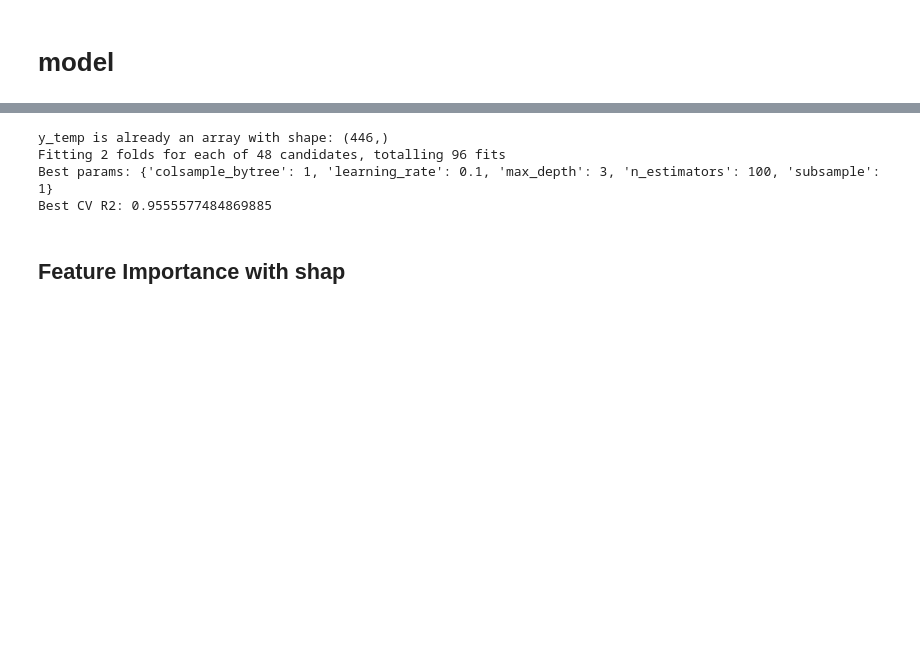
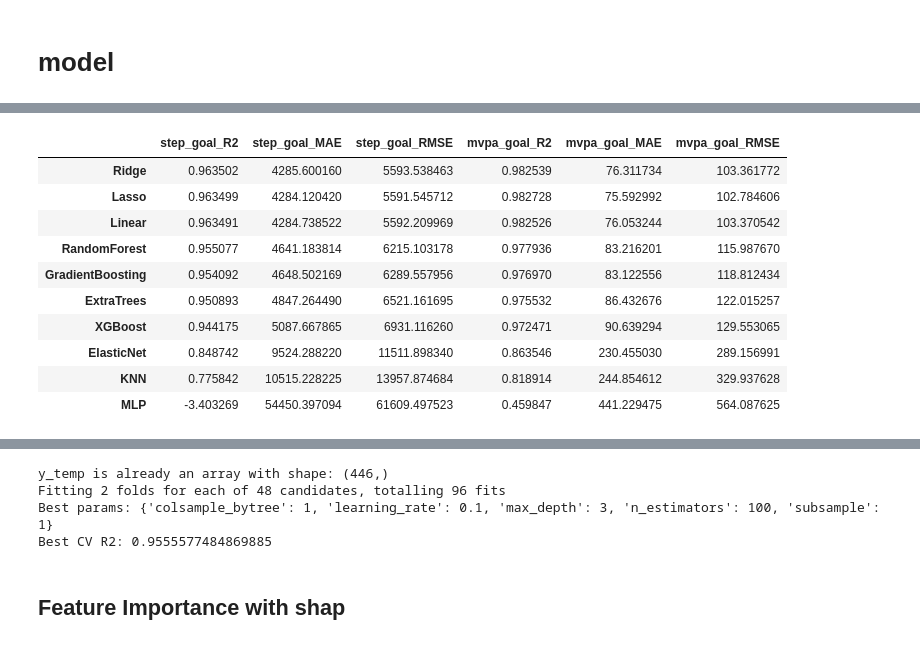
Before and after one commit to aliowx/activity-goal-prediction, a Jupyter notebook: notebook/model.ipynb, the cells around one changed output, grey strips where cells are left out. Cells and saved outputs as stored; diff of their text form; code cells hidden in the pictures; blank space fills up the shorter version.

```diff
--- a/notebook/model.ipynb
+++ b/notebook/model.ipynb
@@ -342,0 +346,14 @@ MLP                  444.479846      571.938994
+# %%
+df_cv_results
+# %% [output]
+|  | step_goal_R2 | step_goal_MAE | step_goal_RMSE | mvpa_goal_R2 | mvpa_goal_MAE | mvpa_goal_RMSE |
+| Ridge | 0.963502 | 4285.600160 | 5593.538463 | 0.982539 | 76.311734 | 103.361772 |
+| Lasso | 0.963499 | 4284.120420 | 5591.545712 | 0.982728 | 75.592992 | 102.784606 |
+| Linear | 0.963491 | 4284.738522 | 5592.209969 | 0.982526 | 76.053244 | 103.370542 |
+| RandomForest | 0.955077 | 4641.183814 | 6215.103178 | 0.977936 | 83.216201 | 115.987670 |
+| GradientBoosting | 0.954092 | 4648.502169 | 6289.557956 | 0.976970 | 83.122556 | 118.812434 |
+| ExtraTrees | 0.950893 | 4847.264490 | 6521.161695 | 0.975532 | 86.432676 | 122.015257 |
+| XGBoost | 0.944175 | 5087.667865 | 6931.116260 | 0.972471 | 90.639294 | 129.553065 |
+| ElasticNet | 0.848742 | 9524.288220 | 11511.898340 | 0.863546 | 230.455030 | 289.156991 |
+| KNN | 0.775842 | 10515.228225 | 13957.874684 | 0.818914 | 244.854612 | 329.937628 |
+| MLP | -3.403269 | 54450.397094 | 61609.497523 | 0.459847 | 441.229475 | 564.087625 |
```
Also changed, not shown: parts of 14 cells of this notebook, 1 other file.
